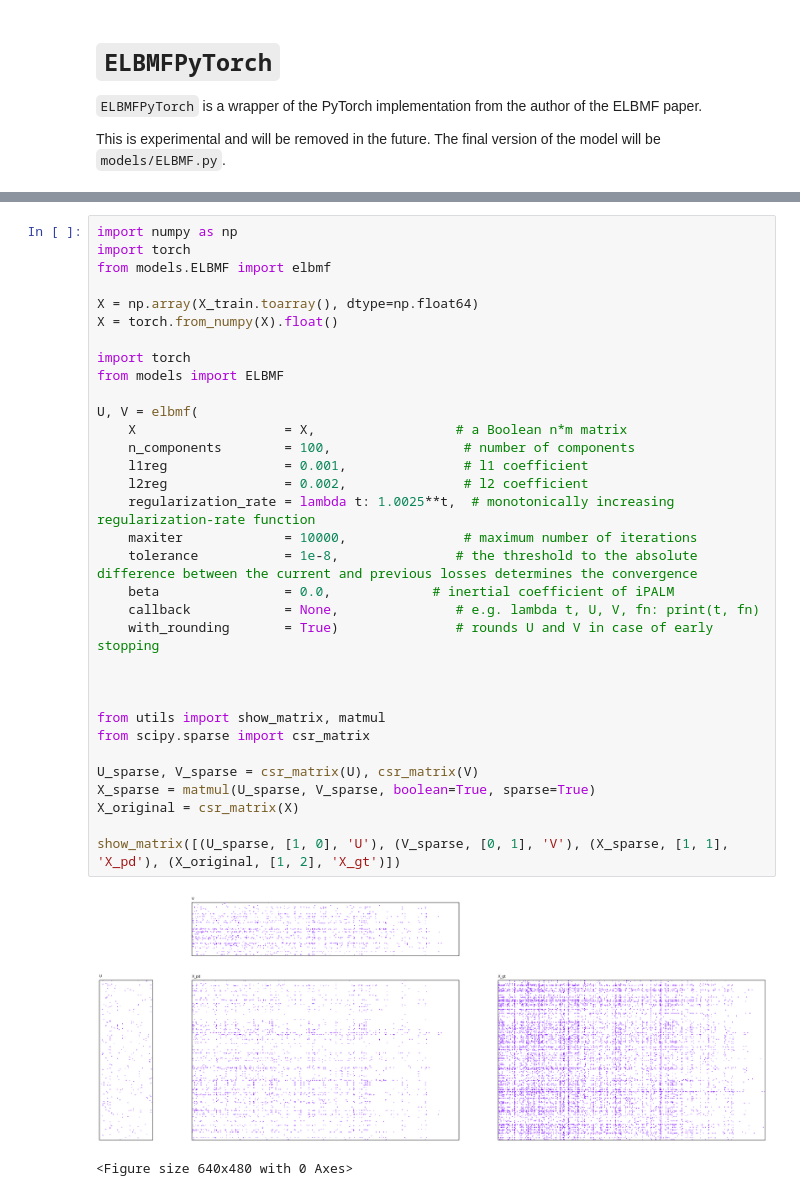
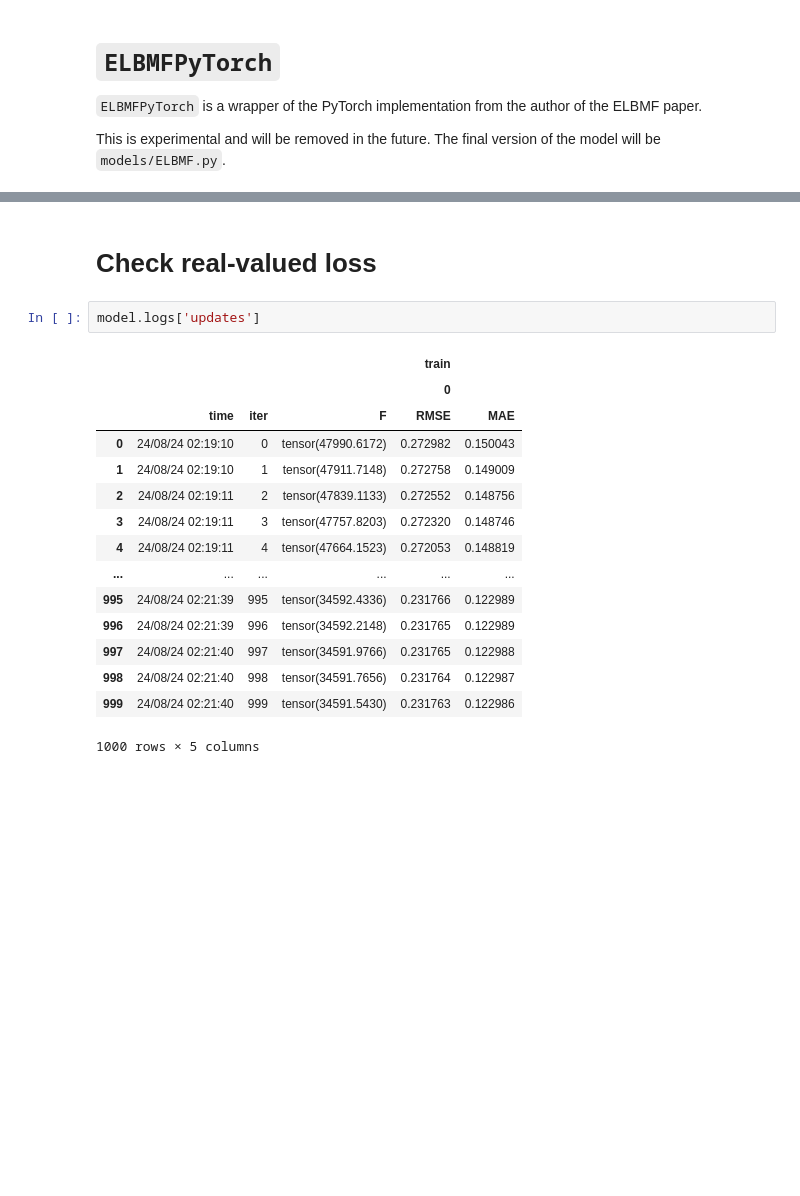
Before and after one commit to PreferredAI/PyBMF, a Jupyter notebook: examples/ex05_6_ELBMFPyTorch.ipynb, the cells around one changed output, grey strips where cells are left out. Cells and saved outputs as stored; diff of their text form; blank space fills up the shorter version.

Commit message:
Updated ELBMFPyTorch

```diff
--- a/examples/ex05_6_ELBMFPyTorch.ipynb
+++ b/examples/ex05_6_ELBMFPyTorch.ipynb
@@ -180,37 +203,21 @@ True
 <Figure size 640x480 with 0 Axes>
-# %%
-import numpy as np
-import torch
-from models.ELBMF import elbmf
-
-X = np.array(X_train.toarray(), dtype=np.float64)
-X = torch.from_numpy(X).float()
-
-import torch
-from models import ELBMF
-
-U, V = elbmf(
-    X                   = X,                  # a Boolean n*m matrix
-    n_components        = 100,                 # number of components
-    l1reg               = 0.001,               # l1 coefficient
-    l2reg               = 0.002,               # l2 coefficient
-    regularization_rate = lambda t: 1.0025**t,  # monotonically increasing regularization-rate function
-    maxiter             = 10000,               # maximum number of iterations
-    tolerance           = 1e-8,               # the threshold to the absolute difference between the current and previous losses determines the convergence
-    beta                = 0.0,             # inertial coefficient of iPALM
-    callback            = None,               # e.g. lambda t, U, V, fn: print(t, fn)
-    with_rounding       = True)               # rounds U and V in case of early stopping
-
-
-
-from utils import show_matrix, matmul
-from scipy.sparse import csr_matrix
-
-U_sparse, V_sparse = csr_matrix(U), csr_matrix(V)
-X_sparse = matmul(U_sparse, V_sparse, boolean=True, sparse=True)
-X_original = csr_matrix(X)
-
-show_matrix([(U_sparse, [1, 0], 'U'), (V_sparse, [0, 1], 'V'), (X_sparse, [1, 1], 'X_pd'), (X_original, [1, 2], 'X_gt')])
-# %% [output]
-[figure, removed]
-<Figure size 640x480 with 0 Axes>
+# %% [markdown]
+# Check real-valued loss
+# %%
+model.logs['updates']
+# %% [output]
+|  |  |  |  | train |  |
+|  |  |  |  | 0 |  |
+|  | time | iter | F | RMSE | MAE |
+| 0 | 24/08/24 02:19:10 | 0 | tensor(47990.6172) | 0.272982 | 0.150043 |
+| 1 | 24/08/24 02:19:10 | 1 | tensor(47911.7148) | 0.272758 | 0.149009 |
+| 2 | 24/08/24 02:19:11 | 2 | tensor(47839.1133) | 0.272552 | 0.148756 |
+| 3 | 24/08/24 02:19:11 | 3 | tensor(47757.8203) | 0.272320 | 0.148746 |
+| 4 | 24/08/24 02:19:11 | 4 | tensor(47664.1523) | 0.272053 | 0.148819 |
+| ... | ... | ... | ... | ... | ... |
+| 995 | 24/08/24 02:21:39 | 995 | tensor(34592.4336) | 0.231766 | 0.122989 |
+| 996 | 24/08/24 02:21:39 | 996 | tensor(34592.2148) | 0.231765 | 0.122989 |
+| 997 | 24/08/24 02:21:40 | 997 | tensor(34591.9766) | 0.231765 | 0.122988 |
+| 998 | 24/08/24 02:21:40 | 998 | tensor(34591.7656) | 0.231764 | 0.122987 |
+| 999 | 24/08/24 02:21:40 | 999 | tensor(34591.5430) | 0.231763 | 0.122986 |
+1000 rows × 5 columns
```
Also changed, not shown: parts of 6 cells of this notebook, 1 other file.
